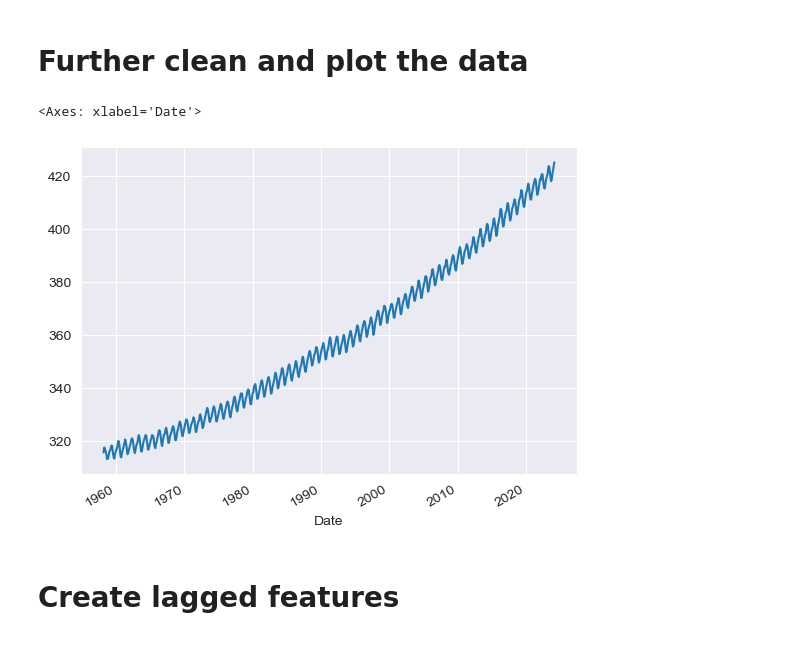
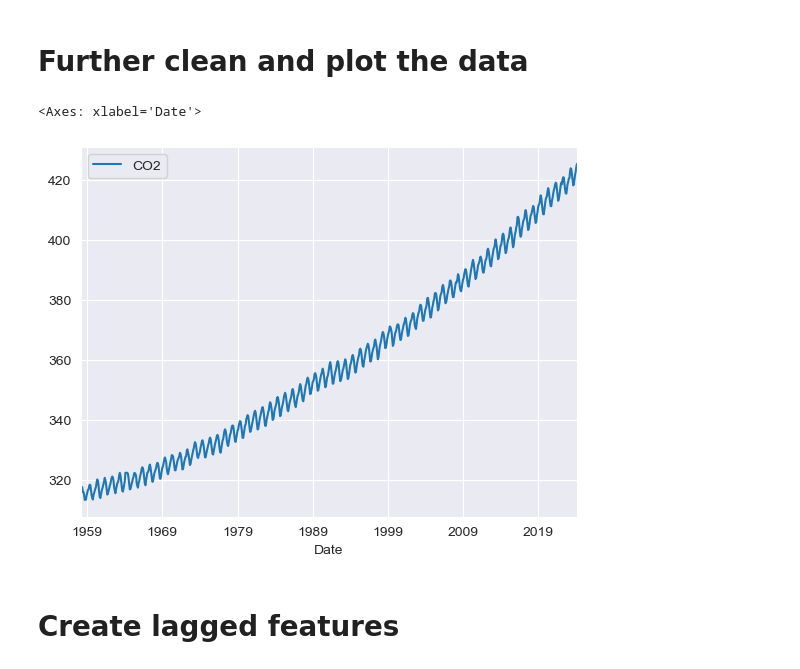
Before and after one commit to LethalDriver/Time-Series-Analysis-Lab, a Jupyter notebook: Lab8.ipynb, the cells around one changed output. Drawn from its saved outputs; the diff is of its cells as text; code cells hidden in the pictures.

```diff
--- a/Lab8.ipynb
+++ b/Lab8.ipynb
@@ -30,10 +30,13 @@ orig_df.head()
 # %%
 df = orig_df['CO2']
 df = pd.to_numeric(df, errors='coerce')
-df = df.loc[df != -99.99]
+df = df.to_frame()
+df['CO2'] = df['CO2'].replace(-99.99, np.nan)
+df = df[2:-9]
+df.bfill(inplace=True)
 df.plot()
 # %% [output]
 <Axes: xlabel='Date'>
-[figure, old version]
+[figure, new version]
 # %% [markdown]
 # Create lagged features
```
Also changed, not shown: parts of 19 cells of this notebook.
